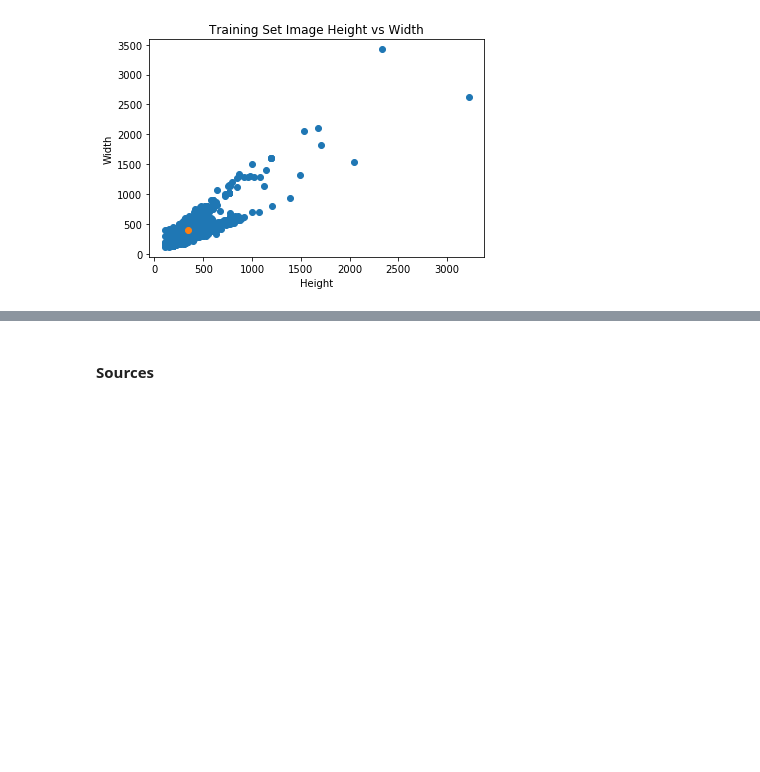
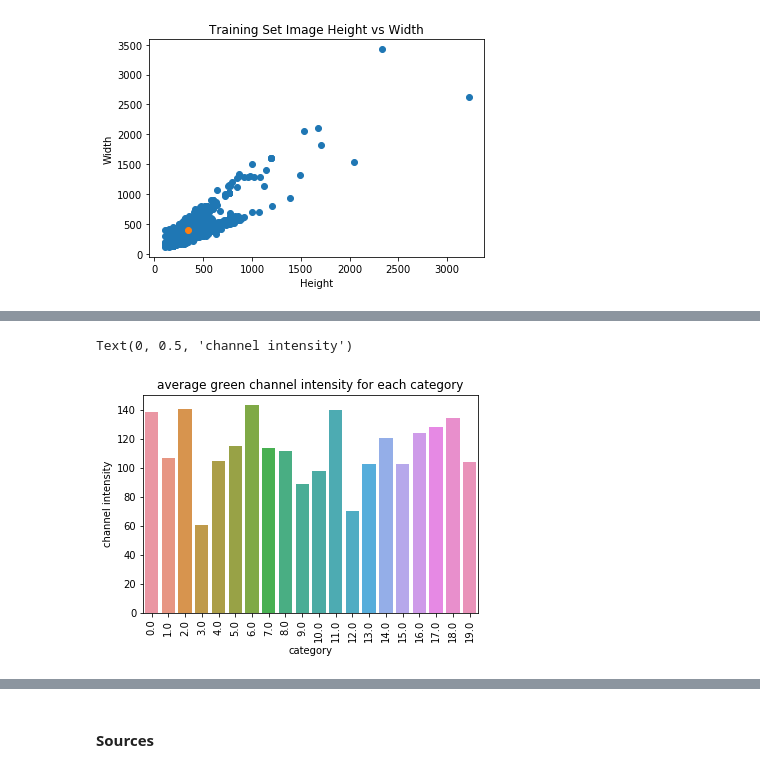
Before and after one commit to Chazzzzzzz/data100-final-project-2019, a Jupyter notebook: GradProject_NB2.ipynb, the cells around one changed output, grey strips where cells are left out. Saved outputs shown, nothing was run; the diff lists cells and outputs as text; code cells hidden in the pictures; blank space fills up the shorter version.

```diff
--- a/GradProject_NB2.ipynb
+++ b/GradProject_NB2.ipynb
@@ -156,0 +200,20 @@ plt.show()
+# %%
+green_avg = []
+for image in train['Pictures']:
+    green_avg.append(np.mean(image, axis=(0, 1))[0])
+
+green_avg = pd.Series(green_avg)
+encoding = train["Encoding"]
+
+frame = { 'green_avg': green_avg, 'encoding': encoding }
+result = pd.DataFrame(frame)
+result = result.groupby("encoding").mean()
+result = result.reset_index()
+sns.barplot(x="encoding", y="green_avg", data=result)
+plt.xticks(rotation=90)
+plt.title("average green channel intensity for each category")
+plt.xlabel("category")
+plt.ylabel("channel intensity")
+# %% [output]
+Text(0, 0.5, 'channel intensity')
+[figure, added]
```
Also changed, not shown: parts of 5 cells of this notebook, 6 other files.
